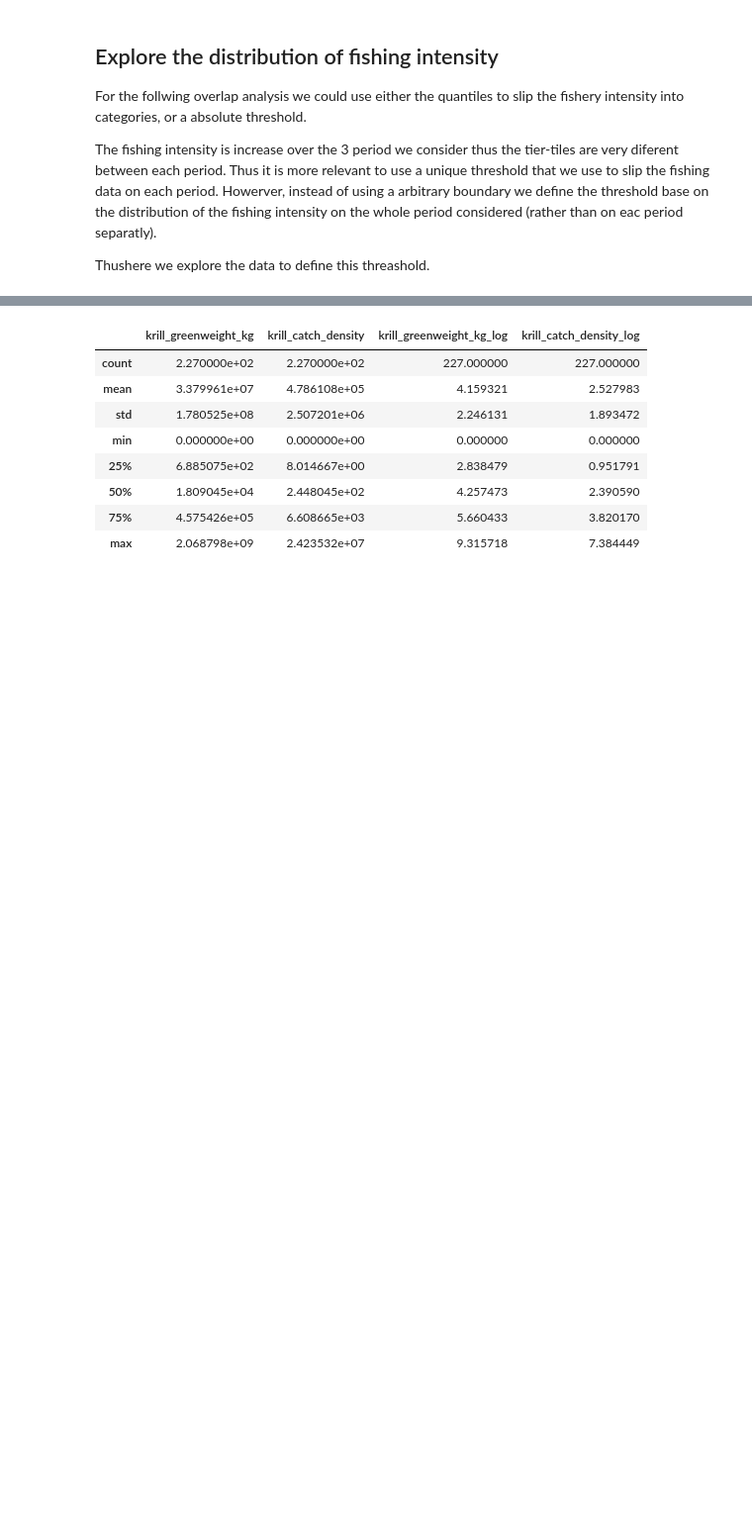
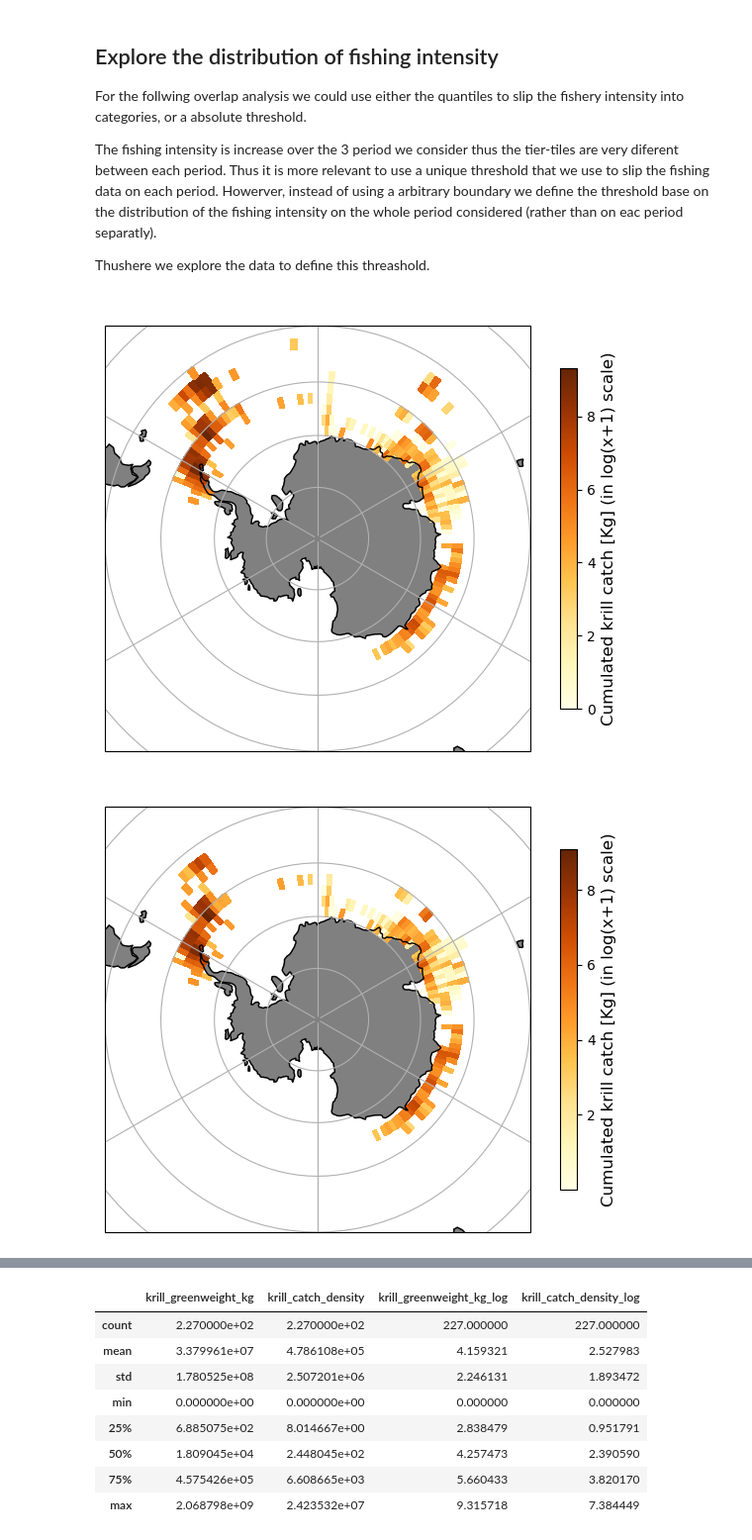
Before and after one commit to AnaelleDurfort/Key_Areas_krill_carbon_sequestration, a Jupyter notebook: data_formating/Krill_catch_data_formating_2.ipynb, the cells around one changed output, grey strips where cells are left out. Shown at 99% size. Saved outputs shown, nothing was run; the diff lists cells and outputs as text; code cells hidden in the pictures; blank space fills up the shorter version.

```diff
--- a/data_formating/Krill_catch_data_formating_2.ipynb
+++ b/data_formating/Krill_catch_data_formating_2.ipynb
@@ -229,6 +202,11 @@ catch_all_years = coords.join(catch_all_years, how='left').drop('label_grid' , a
 period1 = coords.join(period1, how='left').drop('label_grid' , axis =1)
 period2 = coords.join(period2, how='left').drop('label_grid' , axis =1)
 period3 = coords.join(period3, how='left').drop('label_grid' , axis =1)
+
+catch_all_years_summer = coords.join(catch_all_years_summer, how='left').drop('label_grid' , axis =1) # 1800 rows, 4 non-nan rows
+period1_summer = coords.join(period1_summer, how='left').drop('label_grid' , axis =1)
+period2_summer = coords.join(period2_summer, how='left').drop('label_grid' , axis =1)
+period3_summer = coords.join(period3_summer, how='left').drop('label_grid' , axis =1)
 # %%
 #Keep only the catch in the file xarray (pb to plot otherwise)
 xr_all_years = xr.Dataset.from_dataframe(catch_all_years)#.drop(['krill_greenweight_kg', 'krill_catch_density', 'krill_greenweight_kg_log'], axis =1)) # convert into xarrayDataset
@@ -243,6 +221,21 @@ xr_period2 = xr.Dataset.from_dataframe(period2)#.drop(['krill_greenweight_kg', '
 xr_period3 = xr.Dataset.from_dataframe(period3)#.drop(['krill_greenweight_kg', 'krill_catch_density', 'krill_greenweight_kg_log'], axis =1)) # convert into xarrayDataset
 # xr_period3 = xr.Dataset.to_array(xr_period3)
 xr_period3
+
+
+# summer
+xr_all_years_summer = xr.Dataset.from_dataframe(catch_all_years_summer)#.drop(['krill_greenweight_kg', 'krill_catch_density', 'krill_greenweight_kg_log'], axis =1)) # convert into xarrayDataset
+# xr_all_years = xr.Dataset.to_array(xr_all_years)
+
+xr_period1_summer = xr.Dataset.from_dataframe(period1_summer)#.drop(['krill_greenweight_kg', 'krill_catch_density', 'krill_greenweight_kg_log'], axis =1)) # convert into xarrayDataset
+# xr_period1 = xr.Dataset.to_array(xr_period1)
+
+xr_period2_summer = xr.Dataset.from_dataframe(period2_summer)#.drop(['krill_greenweight_kg', 'krill_catch_density', 'krill_greenweight_kg_log'], axis =1)) # convert into xarrayDataset
+# xr_period2 = xr.Dataset.to_array(xr_period2)
+
+xr_period3_summer = xr.Dataset.from_dataframe(period3_summer)#.drop(['krill_greenweight_kg', 'krill_catch_density', 'krill_greenweight_kg_log'], axis =1)) # convert into xarrayDataset
+# xr_period3 = xr.Dataset.to_array(xr_period3)
+xr_period3_summer
 # %% [output]
 <xarray.Dataset>
 Dimensions:                   (latitude: 10, longitude: 180)
@@ -264,3 +255,46 @@ Thus it is more relevant to use a unique threshold that we use to slip the fishi
 Howerver, instead of using a arbitrary boundary we define the threshold base on the distribution of the fishing intensity on the whole period considered (rather than on eac period separatly).
 
 Thushere we explore the data to define this threashold.
+# %%
+### KRILL CATCH
+map_proj = ccrs.SouthPolarStereo()
+
+p = xr_all_years['krill_greenweight_kg_log'].plot(
+    transform=ccrs.PlateCarree(),  # the data's projection
+    add_colorbar = False,
+    subplot_kws={"projection": map_proj},
+    cmap= "YlOrBr"
+)
+
+
+p.axes.gridlines()
+p.axes.add_feature(cfeature.LAND, color='grey')
+p.axes.add_feature(cfeature.COASTLINE)
+cb = plt.colorbar(p, label = '', shrink = 0.8) #, boundaries = np.linspace(0,8,100)), boundaries = np.linspace(0,9.5,96)
+cb.set_label(label='Cumulated krill catch [Kg] (in log(x+1) scale)', size=12)
+plt.title(' ') # Map of krill catch (average from 1988 to 2023)
+plt.tight_layout()
+
+plt.show()
+
+
+p = xr_all_years_summer['krill_greenweight_kg_log'].plot(
+    transform=ccrs.PlateCarree(),  # the data's projection
+    add_colorbar = False,
+    subplot_kws={"projection": map_proj},
+    cmap= "YlOrBr"
+)
+
+
+p.axes.gridlines()
+p.axes.add_feature(cfeature.LAND, color='grey')
+p.axes.add_feature(cfeature.COASTLINE)
+cb = plt.colorbar(p, label = '', shrink = 0.8) #, boundaries = np.linspace(0,8,100)) boundaries = np.linspace(0,9.5,96)
+cb.set_label(label='Cumulated krill catch [Kg] (in log(x+1) scale)', size=12)
+plt.title(' ') # Map of krill catch (average from 1988 to 2023)
+plt.tight_layout()
+
+plt.show()
+# %% [output]
+[figure, added]
+[figure, added]
```
Also changed, not shown: parts of 18 cells of this notebook, 1 other file.
